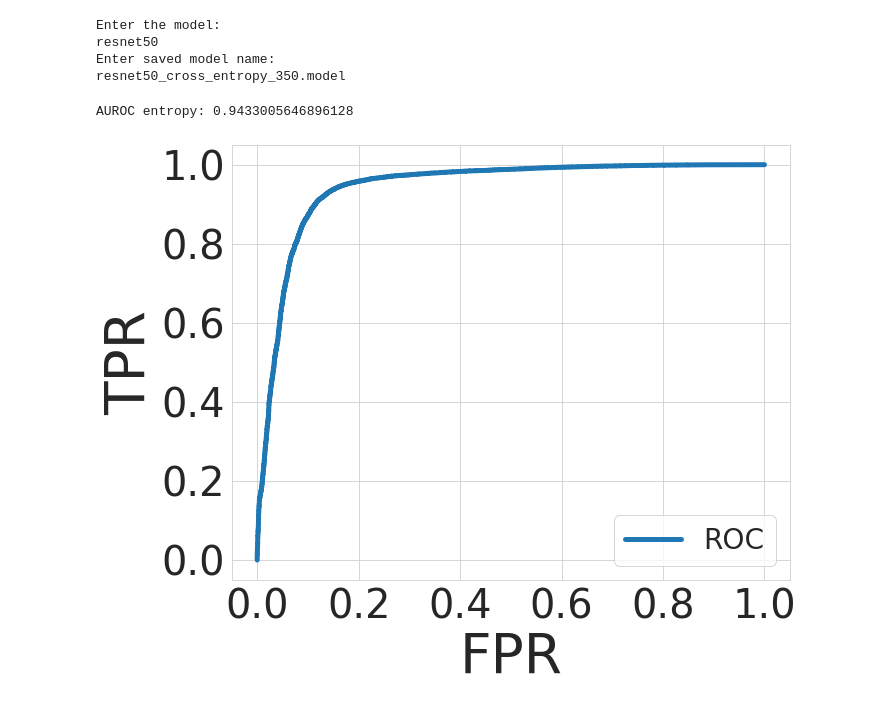
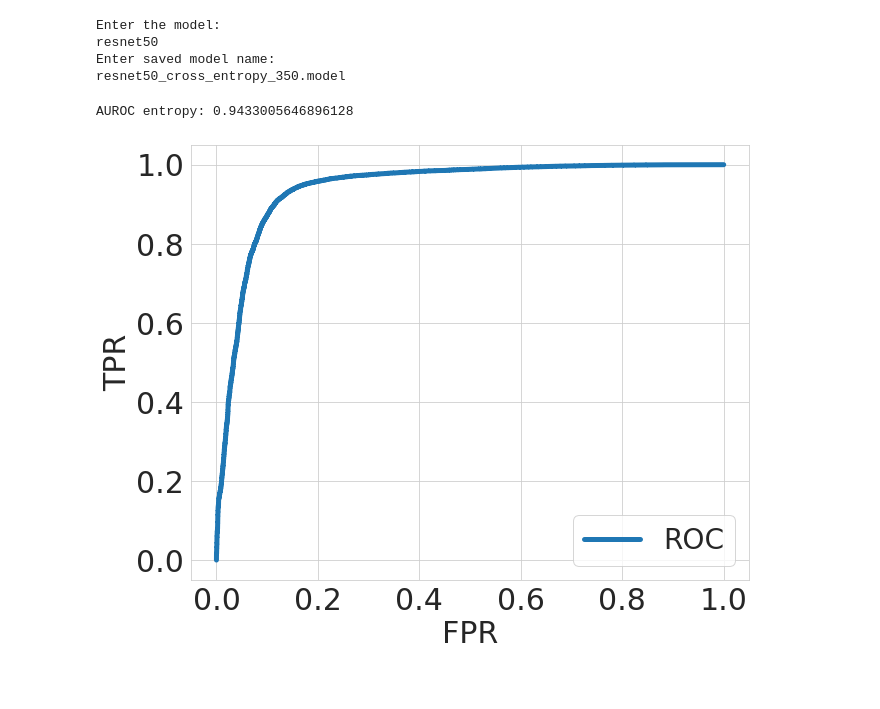
Before and after one commit to torrvision/focal_calibration, a Jupyter notebook: Experiments/evaluate_single_model_ood.ipynb, the cells around one changed output. Cells and saved outputs as stored; diff of their text form; code cells hidden in the pictures.

```diff
--- a/Experiments/evaluate_single_model_ood.ipynb
+++ b/Experiments/evaluate_single_model_ood.ipynb
@@ -120,18 +120,18 @@ net.load_state_dict(torch.load('./' + str(saved_model_name)))
 # %%
 clrs = ['#1f77b4','#ff7f0e', '#2ca02c','#d62728', '#9467bd', '#8c564b', '#e377c2', '#7f7f7f', '#bcbd22','#17becf']
 
 plt.figure()
 plt.rcParams["figure.figsize"] = (10, 8)
 sb.set_style('whitegrid')
 plt.plot(fpr_entropy, tpr_entropy, color=clrs[0], linewidth=5, label='ROC')
 
-plt.xticks(fontsize=40)
-plt.yticks(fontsize=40)
-plt.xlabel('FPR', fontsize=55)
-plt.ylabel('TPR', fontsize=55)
+plt.xticks(fontsize=30)
+plt.yticks(fontsize=30)
+plt.xlabel('FPR', fontsize=30)
+plt.ylabel('TPR', fontsize=30)
 plt.legend(fontsize=28)
 
 print ('AUROC entropy: ' + str(auc_entropy))
 # %% [output]
 AUROC entropy: 0.9433005646896128
-[figure, old version]
+[figure, new version]
```
Also changed, not shown: 1 other file.
